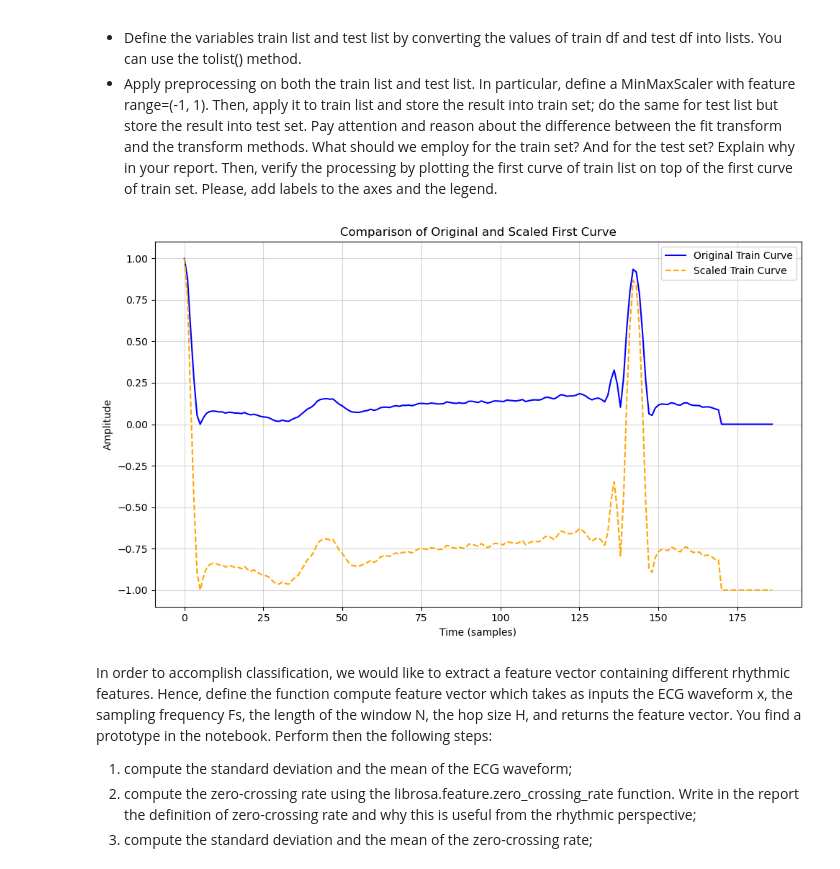
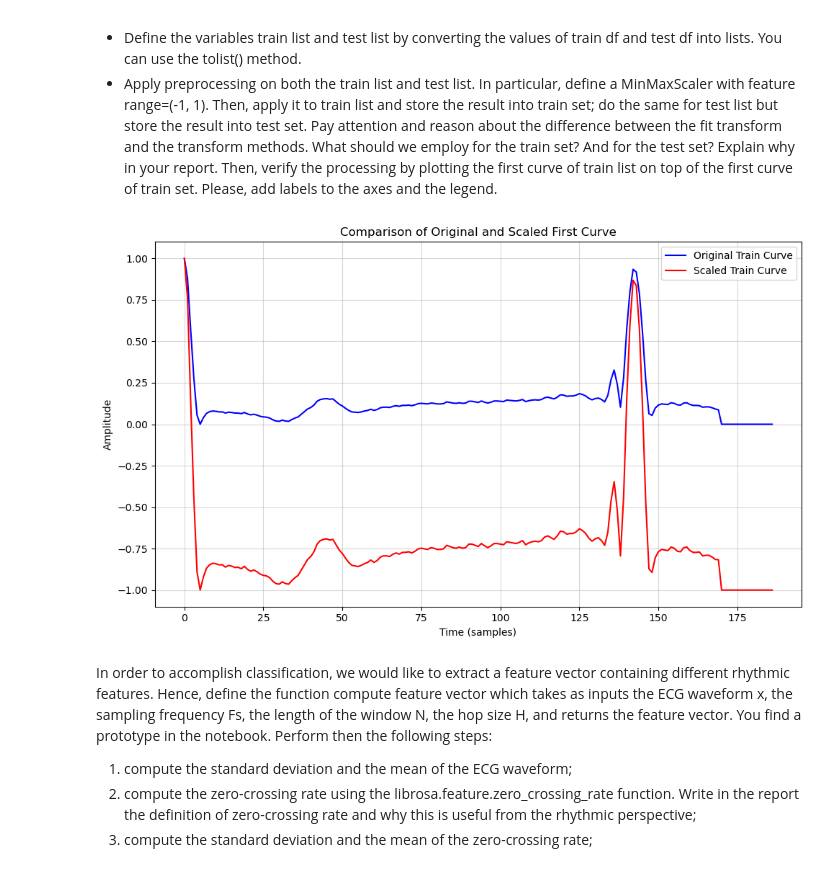
Before and after one commit to Carmenfranci/CMRM-HW1, a Jupyter notebook: Homework1.ipynb, the cells around one changed output. Cells and saved outputs as stored; diff of their text form; code cells hidden in the pictures.

```diff
--- a/Homework1.ipynb
+++ b/Homework1.ipynb
@@ -371,35 +366,35 @@ def plot_overlaid_functions(func1, func2, func1_label, func2_label, fig_label, f
   Plots two functions over one another on the same axes.
 
   Args:
       func1: The first function to be plotted.
       func2: The second function to be plotted.
       func1_label: Label for the first function (default: "Function 1").
       func2_label: Label for the second function (default: "Function 2").
       fig_label: Label the plot title
       figsize: A tuple specifying the width and height of the figure (default: (10, 6)).
   """
 
   # Create the plot
   plt.figure(figsize=figsize)
 
   # Plot the functions with labels and customize visual elements
   plt.plot(func1, label=func1_label, color='blue')
-  plt.plot(func2, label=func2_label, color='orange', linestyle='--')
+  plt.plot(func2, label=func2_label, color='red')
 
   # Enhance readability with meaningful labels, title, and legend
   plt.title(fig_label)
   plt.xlabel('Time (samples)')
   plt.ylabel('Amplitude')
   plt.legend(loc="best")
   plt.grid(alpha=0.5)
 
   # Display the plot with tight layout to avoid overlapping elements
   plt.tight_layout()
   plt.show()
 
 plot_overlaid_functions(train_list[0], train_set[0], func1_label="Original Train Curve", func2_label="Scaled Train Curve", fig_label="Comparison of Original and Scaled First Curve")
 # %% [output]
-[figure, old version]
+[figure, new version]
 # %% [markdown]
 In order to accomplish classification, we would like to extract a feature vector containing different rhythmic features. Hence, define the function compute feature vector which takes as inputs the ECG waveform x, the sampling frequency Fs, the length of the window N, the hop size H, and returns the feature vector. You find a prototype in the notebook. Perform then the following steps:
 1. compute the standard deviation and the mean of the ECG waveform;
```
Also changed, not shown: parts of 19 cells of this notebook, 1 other file.
